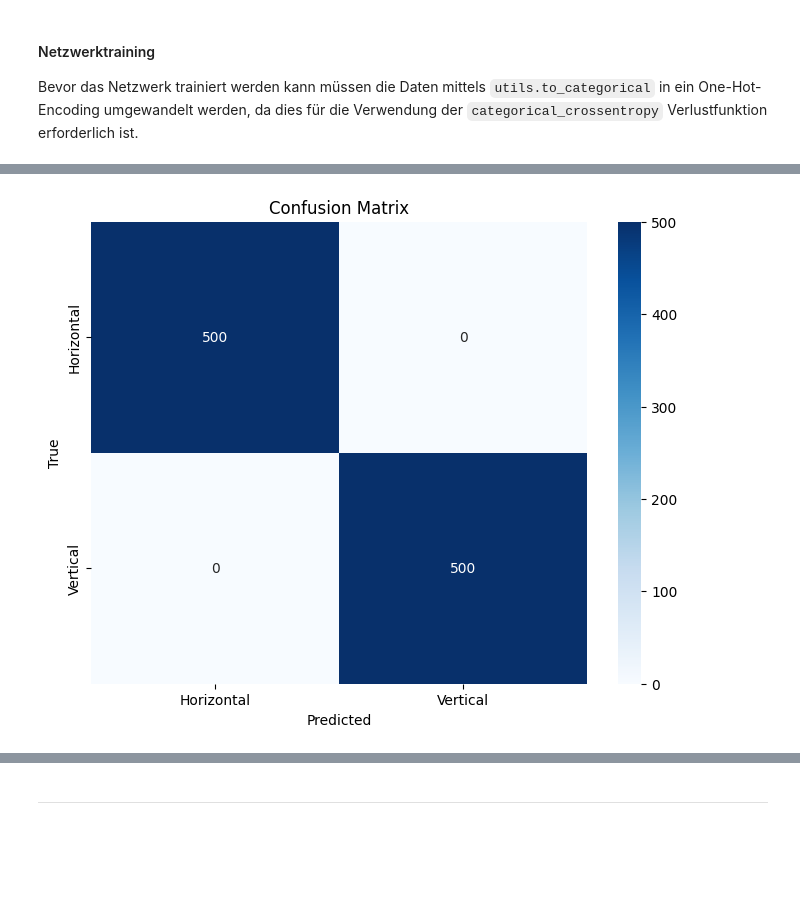
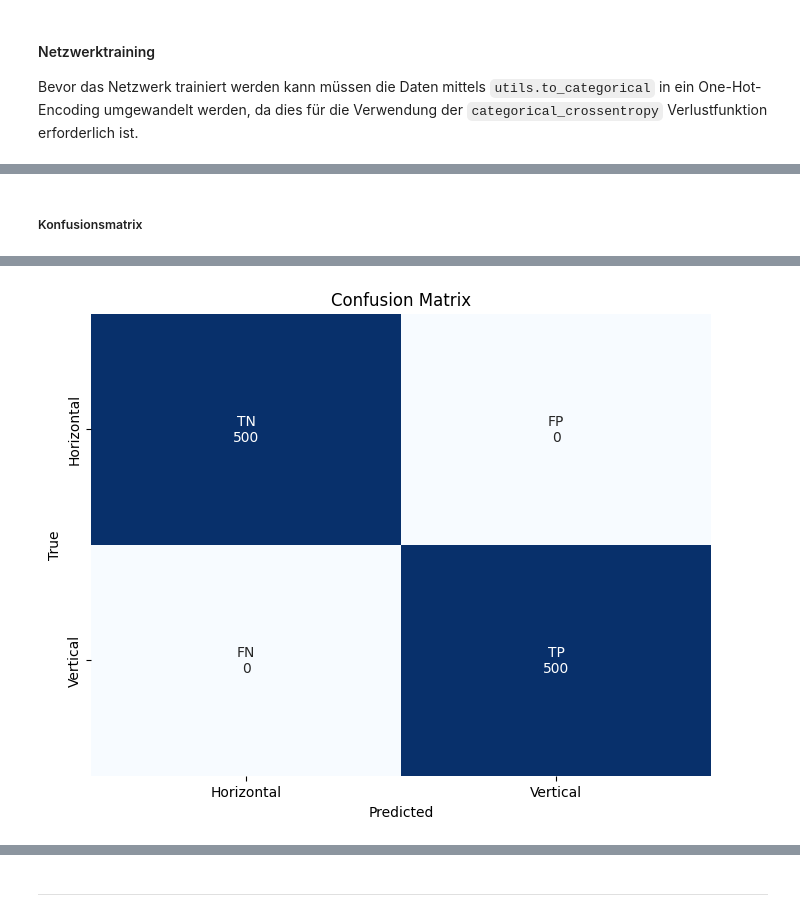
Before and after one commit to Smokey95/MSI-DL, a Jupyter notebook: exercise/exercise_2/exercise_2_2.ipynb, the cells around one changed output, grey strips where cells are left out. Drawn from its saved outputs; the diff is of its cells as text; code cells hidden in the pictures; blank space fills up the shorter version.

Commit message:
update description of confusion matrix

```diff
--- a/exercise/exercise_2/exercise_2_2.ipynb
+++ b/exercise/exercise_2/exercise_2_2.ipynb
@@ -310,18 +316,28 @@ plt.show()
+# %% [markdown]
+##### Konfusionsmatrix
 # %%
 from sklearn.metrics import confusion_matrix
 import seaborn as sns
+import numpy as np
 
 # Predict the labels for the validation set
 Y_pred = model.predict(X_val)
-Y_pred_classes = (Y_pred > 0.5).astype(int)
+Y_pred_classes = (Y_pred > 0.5).astype(int).reshape(-1)
+y_true = Y_val.reshape(-1)
 
 # Compute the confusion matrix
-cm = confusion_matrix(Y_val, Y_pred_classes)
+cm = confusion_matrix(y_true, Y_pred_classes)
 
+# Create annotation labels (TN, FP, FN, TP) and display counts
+annot = np.empty_like(cm).astype(object)
+annot[0,0] = f'TN\n{cm[0,0]}'
+annot[0,1] = f'FP\n{cm[0,1]}'
+annot[1,0] = f'FN\n{cm[1,0]}'
+annot[1,1] = f'TP\n{cm[1,1]}'
 
-# Plot the confusion matrix
+# Plot the confusion matrix with custom annotations
 plt.figure(figsize=(8, 6))
-sns.heatmap(cm, annot=True, fmt='d', cmap='Blues', xticklabels=['Horizontal', 'Vertical'], yticklabels=['Horizontal', 'Vertical'])
+sns.heatmap(cm, annot=annot, fmt='', cmap='Blues', xticklabels=['Horizontal', 'Vertical'], yticklabels=['Horizontal', 'Vertical'], cbar=False)
 plt.xlabel('Predicted')
 plt.ylabel('True')
 plt.title('Confusion Matrix')
@@ -331 +347 @@ plt.show()
-[figure, old version]
+[figure, new version]
```
Also changed, not shown: parts of 11 cells of this notebook.
